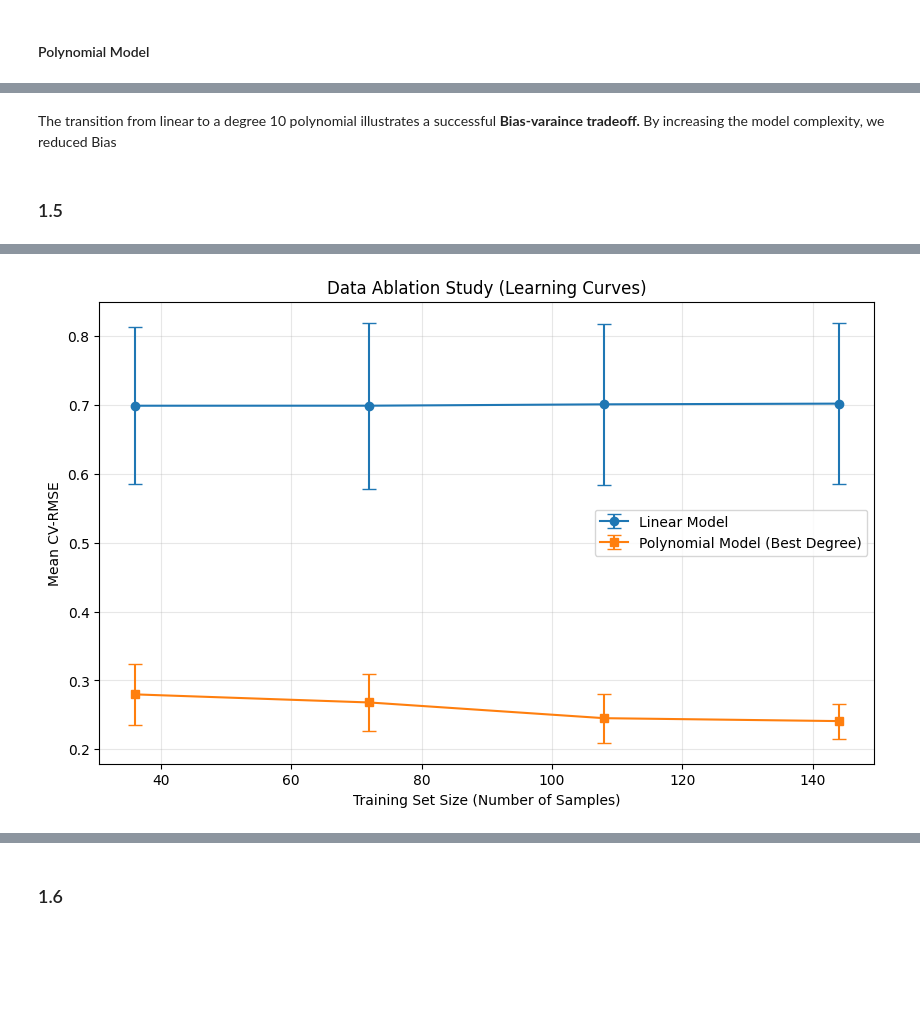
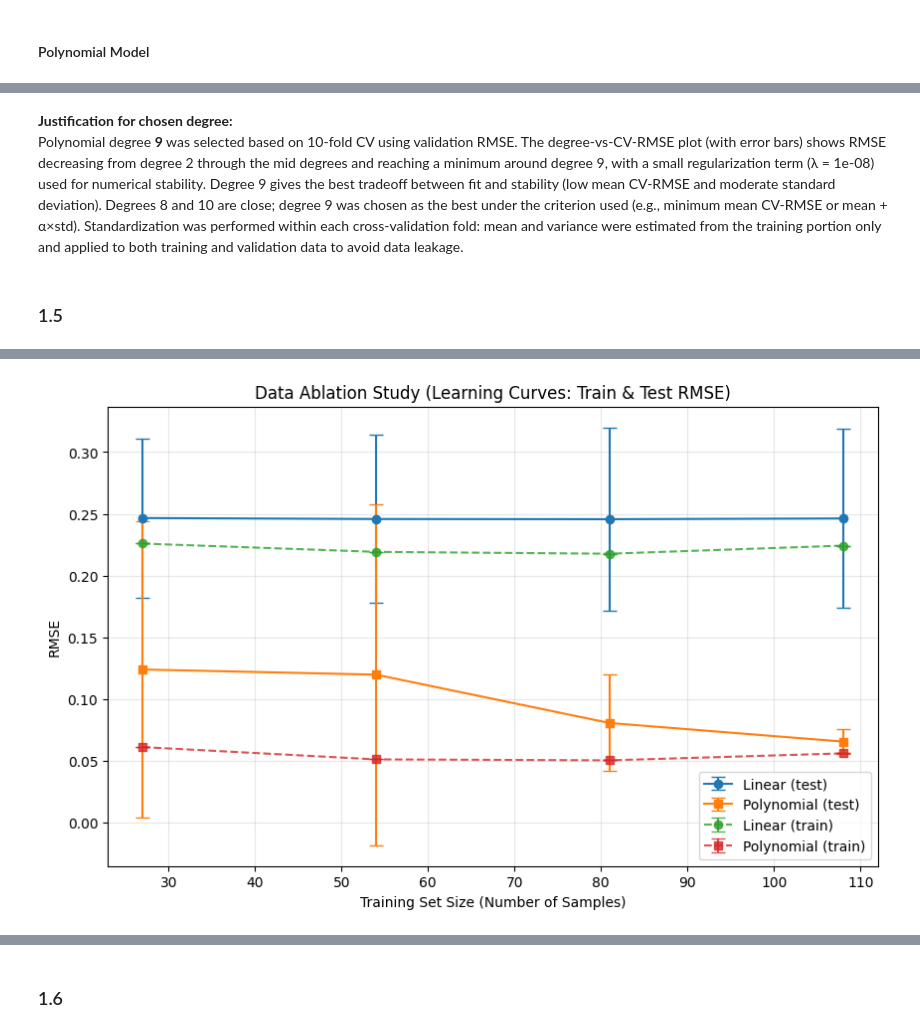
Before and after one commit to Kaioh17/ml_journey, a Jupyter notebook: assignment_1/main.ipynb, the cells around one changed output, grey strips where cells are left out. Saved outputs shown, nothing was run; the diff lists cells and outputs as text; code cells hidden in the pictures; blank space fills up the shorter version.

```diff
--- a/assignment_1/main.ipynb
+++ b/assignment_1/main.ipynb
@@ -533,49 +501,65 @@ Normal Equation | 10-fold CV: RMSE:0.2368±0.0268 MAE:0.1873±0.0211 R2:0.8740±
 # %% [markdown]
-The transition from linear to a degree 10 polynomial illustrates a successful **Bias-varaince tradeoff.** By increasing the model complexity, we reduced Bias
+**Justification for chosen degree:**
+Polynomial degree **9** was selected based on 10-fold CV using validation RMSE. The degree-vs-CV-RMSE plot (with error bars) shows RMSE decreasing from degree 2 through the mid degrees and reaching a minimum around degree 9, with a small regularization term (λ = 1e-08) used for numerical stability. Degree 9 gives the best tradeoff between fit and stability (low mean CV-RMSE and moderate standard deviation). Degrees 8 and 10 are close; degree 9 was chosen as the best under the criterion used (e.g., minimum mean CV-RMSE or mean + α×std). Standardization was performed within each cross-validation fold: mean and variance were estimated from the training portion only and applied to both training and validation data to avoid data leakage.
 # %% [markdown]
 ### 1.5
 # %%
-def plot_error_bar(lin_means, lin_stds, poly_means, poly_stds):
+def plot_error_bar(lin_means, lin_stds, poly_means, poly_stds, training_sizes,
+                   lin_tr_means=None, lin_tr_stds=None, poly_tr_means=None, poly_tr_stds=None):
     plt.figure(figsize=(10, 6))
 
-    # Data for Linear Model (Normal Equation or GD)
-    training_sizes = [144, 108, 72, 36] # Adjust based on your actual counts
+    plt.errorbar(training_sizes, lin_means, yerr=lin_stds, label='Linear (test)', fmt='-o', capsize=5)
+    plt.errorbar(training_sizes, poly_means, yerr=poly_stds, label='Polynomial (test)', fmt='-s', capsize=5)
 
-    # Plotting both
-    plt.errorbar(training_sizes, lin_means, yerr=lin_stds, label='Linear Model', fmt='-o', capsize=5)
-    plt.errorbar(training_sizes, poly_means, yerr=poly_stds, label='Polynomial Model (Best Degree)', fmt='-s', capsize=5)
+    if lin_tr_means is not None and lin_tr_stds is not None:
+        plt.errorbar(training_sizes, lin_tr_means, yerr=lin_tr_stds, label='Linear (train)', fmt='--o', capsize=5, alpha=0.8)
+    if poly_tr_means is not None and poly_tr_stds is not None:
+        plt.errorbar(training_sizes, poly_tr_means, yerr=poly_tr_stds, label='Polynomial (train)', fmt='--s', capsize=5, alpha=0.8)
 
     plt.xlabel("Training Set Size (Number of Samples)")
-    plt.ylabel("Mean CV-RMSE")
-    plt.title("Data Ablation Study (Learning Curves)")
+    plt.ylabel("RMSE")
+    plt.title("Data Ablation Study (Learning Curves: Train & Test RMSE)")
     plt.legend()
     plt.grid(True, alpha=0.3)
     plt.show()
 # %%
-percentages = {0.20, 0.40, 0.60, 0.80}
+percentages = [0.20, 0.40, 0.60, 0.80]
 lin_ne_means = []
 lin_ne_std = []
 pol_ne_means = []
 pol_ne_std = []
+lin_ne_tr_means = []
+lin_ne_tr_stds = []
+pol_ne_tr_means = []
+pol_ne_tr_stds = []
 X_deg = scalers[:, :best_deg]
-
+training_size = []
+print(f"For degree {best_deg}, best_lam {best_lamda}")
+lam = best_lamda
 for p in percentages:
-    # print(p)
-    # print(p * 190)
-    res = ten_fold_cross_validation(X=X, y=y, nm=True, gd=True, ridge = lam, percentages=p)
-    lin_remove = int(len(res['X_train']) * p)
+    res = ten_fold_cross_validation(X=X_tr, y=y_tr, nm=True, gd=False, percentages=p)
     lin_ne_means.append(res['ne_mean'])
     lin_ne_std.append(res['ne_std'])
-    # print(f"\n After ablation: x is {len(res['X_train'])} and y is {len(res['y_tr'])} {p*100}% was removed\n")
+    lin_ne_tr_means.append(np.mean(res['ne_train_rmse']))
+    lin_ne_tr_stds.append(np.std(res['ne_train_rmse']))
     print("--------POLYNOMIAL--------")
-    res = ten_fold_cross_validation(X=X_deg, y=y, nm=True, gd=True, ridge = lam, percentages=p)
-    poly_remove = int(len(res['X_train']) * p)
+    res = ten_fold_cross_validation(X=X_deg, y=y_tr, nm=True, gd=False, ridge=lam, percentages=p)
+    pol_ne_tr_means.append(np.mean(res['ne_train_rmse']))
+    pol_ne_tr_stds.append(np.std(res['ne_train_rmse']))
     pol_ne_means.append(res['ne_mean'])
     pol_ne_std.append(res['ne_std'])
-    # polynomial_model(X, y, p, )
+    training_size.append(len(res['X_train']))
+    print(f"\nTraining size: {len(res['X_train'])} ({p*100:.0f}% of fold data used, {(1-p)*100:.0f}% removed)\n")
 
-    print(f"\n After ablation: x is {len(res['X_train'])} and y is {len(res['y_tr'])} {p*100}% was removed\n")
-
-plot_error_bar(lin_means=np.array(lin_ne_means), lin_stds=np.array(lin_ne_std), poly_means=np.array(pol_ne_means), poly_stds=np.array(pol_ne_std))
-# print(200//10)
+plot_error_bar(
+    lin_means=np.array(lin_ne_means),
+    lin_stds=np.array(lin_ne_std),
+    poly_means=np.array(pol_ne_means),
+    poly_stds=np.array(pol_ne_std),
+    training_sizes=training_size,
+    lin_tr_means=np.array(lin_ne_tr_means),
+    lin_tr_stds=np.array(lin_ne_tr_stds),
+    poly_tr_means=np.array(pol_ne_tr_means),
+    poly_tr_stds=np.array(pol_ne_tr_stds),
+)
 # %% [output]
@@ -599,2 +583,2 @@ Normal Equation | 10-fold CV: RMSE:0.2798±0.0440 MAE:0.2129±0.0227 R2:0.8237±
-[figure, old version]
+[figure, new version]
 # %% [markdown]
```
Also changed, not shown: parts of 83 cells of this notebook, 1 other file.
